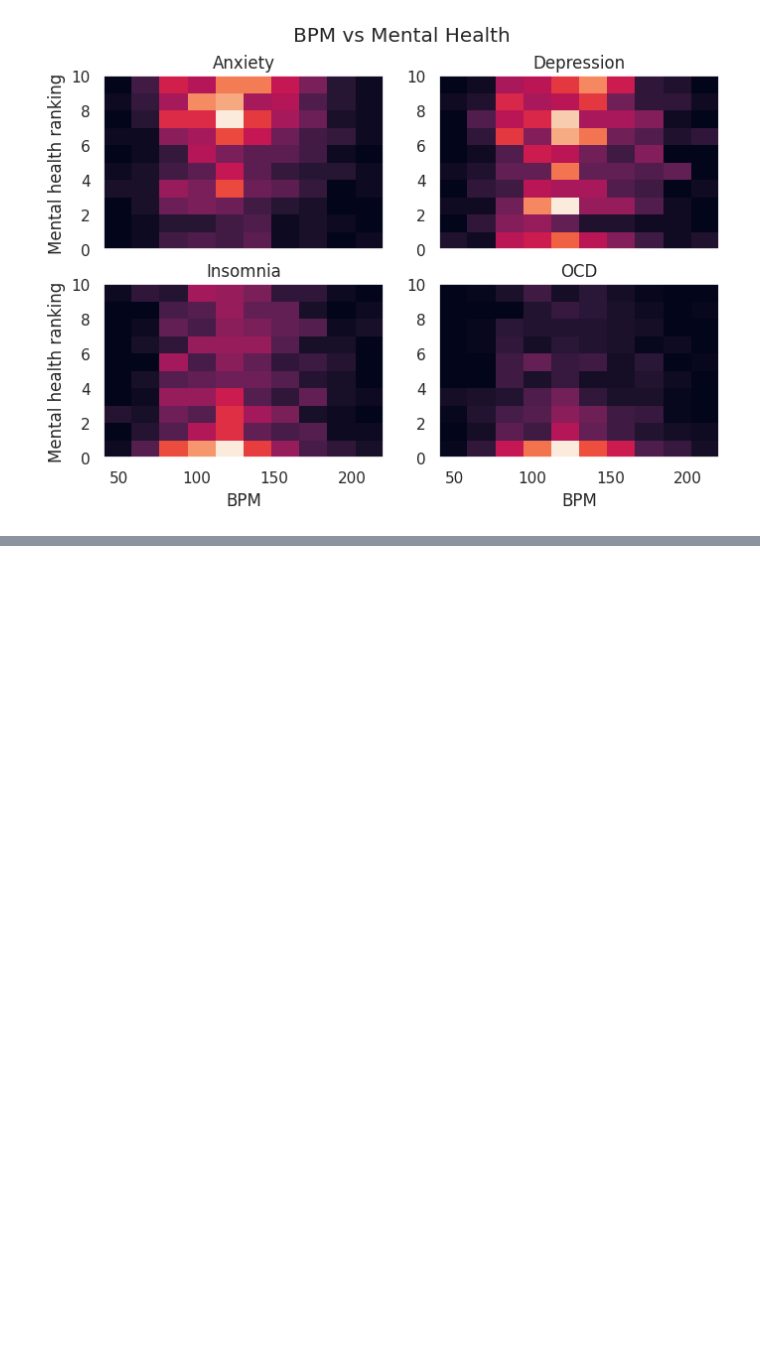
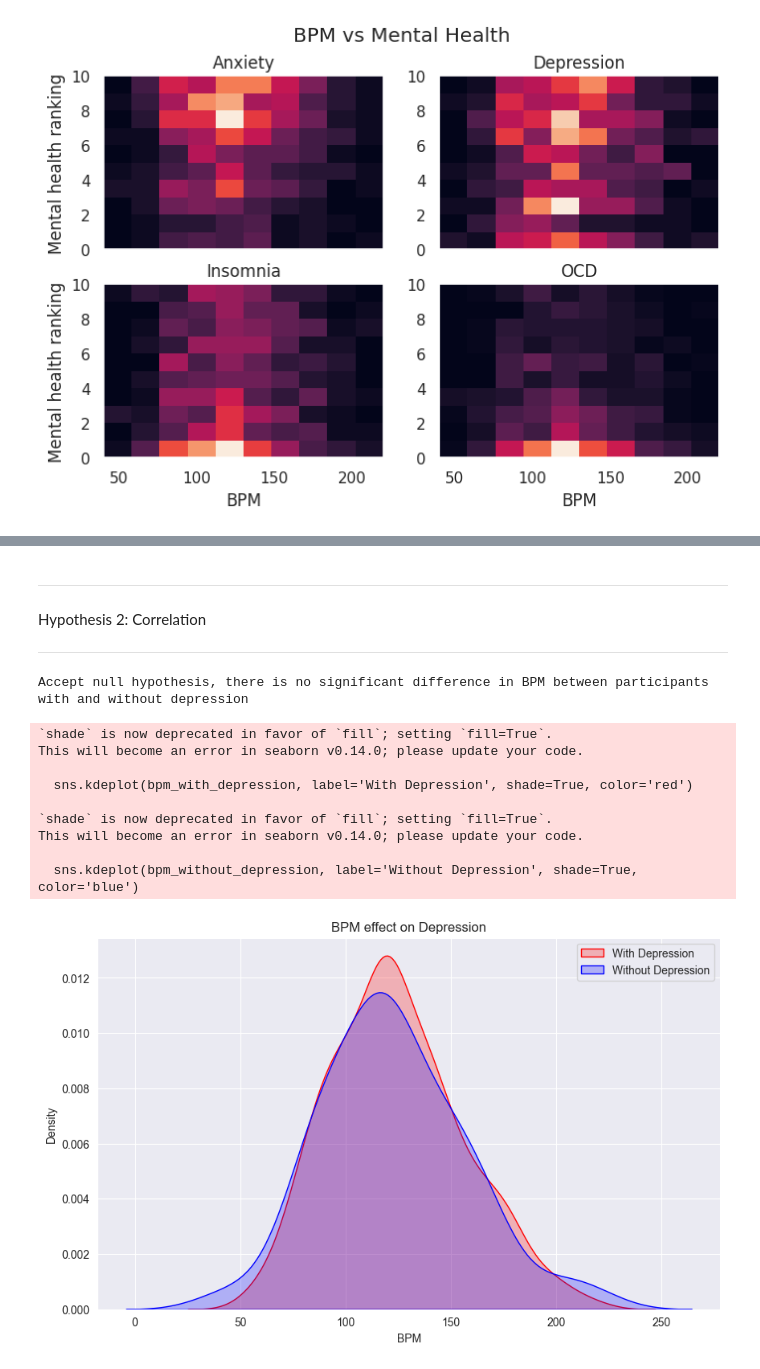
Before and after one commit to AdrianDonnelly/DataAnalysisProject, a Jupyter notebook: DataAnalysis.ipynb, the cells around one changed output, grey strips where cells are left out. Drawn from its saved outputs; the diff is of its cells as text; code cells hidden in the pictures; blank space fills up the shorter version.

```diff
--- a/DataAnalysis.ipynb
+++ b/DataAnalysis.ipynb
@@ -228,0 +308,37 @@ plt.hist2d(x,y4, density = True);
+# %% [markdown]
+---
+
+Hypothesis 2: Correlation
+
+---
+# %%
+# Hypothesis 2: T-test for BPM between participants with and without depression
+bpm_with_depression = df[df['Depression'] > 0]['BPM'].dropna()
+bpm_without_depression = df[df['Depression'] == 0]['BPM'].dropna()
+ttest_result = stats.ttest_ind(bpm_with_depression, bpm_without_depression)
+if ttest_result[1] < alpha:
+    print("Reject null hypothesis, there is a significant difference in BPM between participants with and without depression")
+else:
+    print("Accept null hypothesis, there is no significant difference in BPM between participants with and without depression")
+
+# Plotting Hours Listened vs Anxiety
+plt.figure(figsize=(10, 6))
+sns.kdeplot(bpm_with_depression, label='With Depression', shade=True, color='red')
+sns.kdeplot(bpm_without_depression, label='Without Depression', shade=True, color='blue')
+plt.title('BPM effect on Depression')
+plt.xlabel('BPM')
+plt.ylabel('Density')
+plt.legend()
+plt.show()
+# %% [output]
+Accept null hypothesis, there is no significant difference in BPM between participants with and without depression
+`shade` is now deprecated in favor of `fill`; setting `fill=True`.
+This will become an error in seaborn v0.14.0; please update your code.
+
+  sns.kdeplot(bpm_with_depression, label='With Depression', shade=True, color='red')
+
+`shade` is now deprecated in favor of `fill`; setting `fill=True`.
+This will become an error in seaborn v0.14.0; please update your code.
+
+  sns.kdeplot(bpm_without_depression, label='Without Depression', shade=True, color='blue')
+[figure, added]
```
Also changed, not shown: parts of 11 cells of this notebook.
